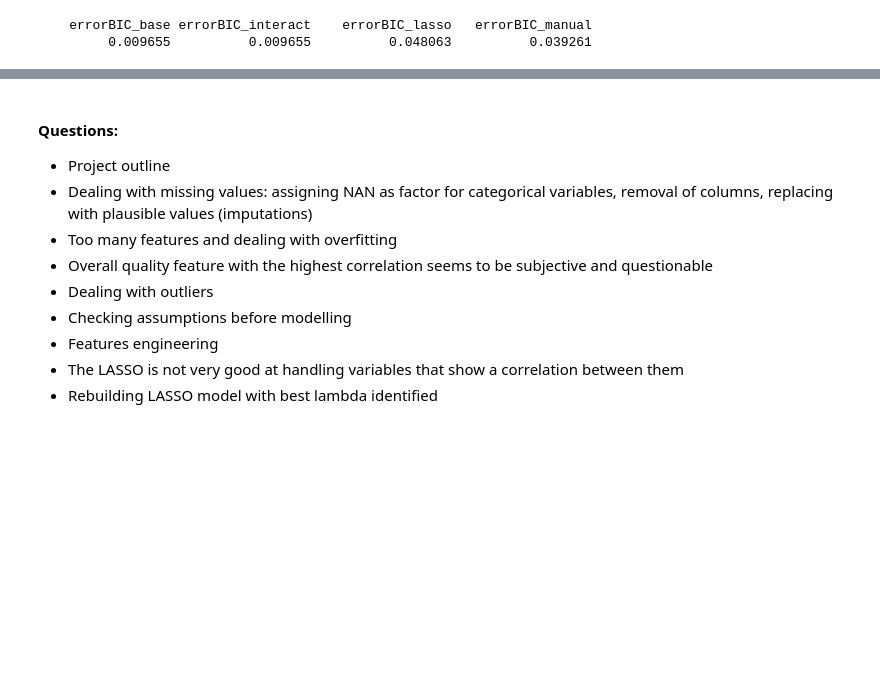
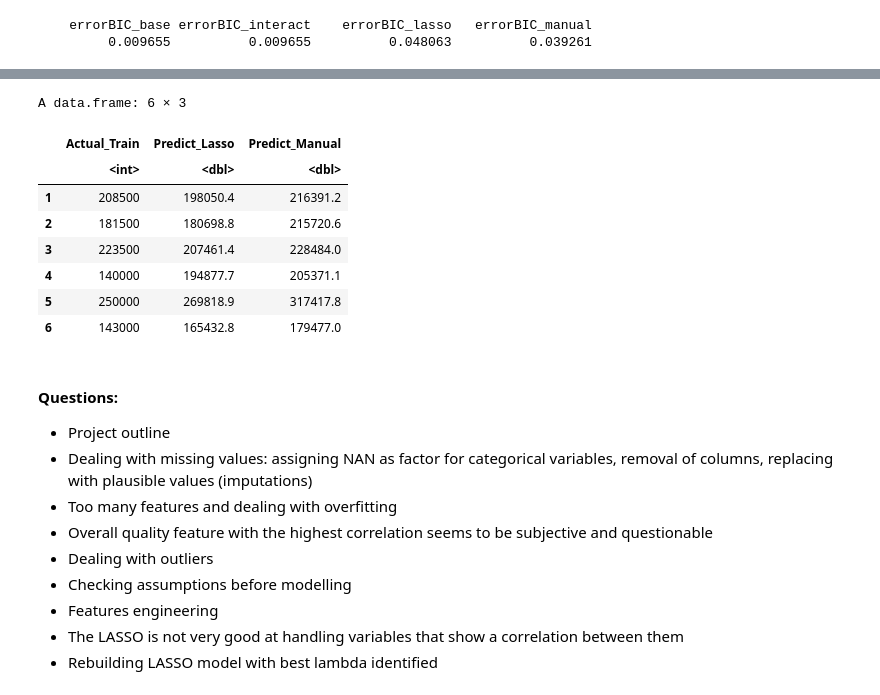
Before and after one commit to OlegRyzhkov2020/house_price_prediction, a Jupyter notebook: features_selection.ipynb, the cells around one changed output, grey strips where cells are left out. Cells and saved outputs as stored; diff of their text form; code cells hidden in the pictures; blank space fills up the shorter version.

```diff
--- a/features_selection.ipynb
+++ b/features_selection.ipynb
@@ -966,0 +986,17 @@ signif(error_result, digits=5)
+# %%
+# Create Summary Train Table
+train_summary <- as.data.frame(train_split$SalePrice)
+names(train_summary)[names(train_summary) == 'train_split$SalePrice'] <- 'Actual_Train'
+train_summary$Predict_Lasso <- lasso.model_trainresult$train_predict
+train_summary$Predict_Manual <- manual.model_trainresult$train_predict
+head(train_summary)
+# %% [output]
+A data.frame: 6 × 3
+|  | Actual_Train | Predict_Lasso | Predict_Manual |
+|  | <int> | <dbl> | <dbl> |
+| 1 | 208500 | 198050.4 | 216391.2 |
+| 2 | 181500 | 180698.8 | 215720.6 |
+| 3 | 223500 | 207461.4 | 228484.0 |
+| 4 | 140000 | 194877.7 | 205371.1 |
+| 5 | 250000 | 269818.9 | 317417.8 |
+| 6 | 143000 | 165432.8 | 179477.0 |
```
Also changed, not shown: parts of 17 cells of this notebook, 2 other files.
